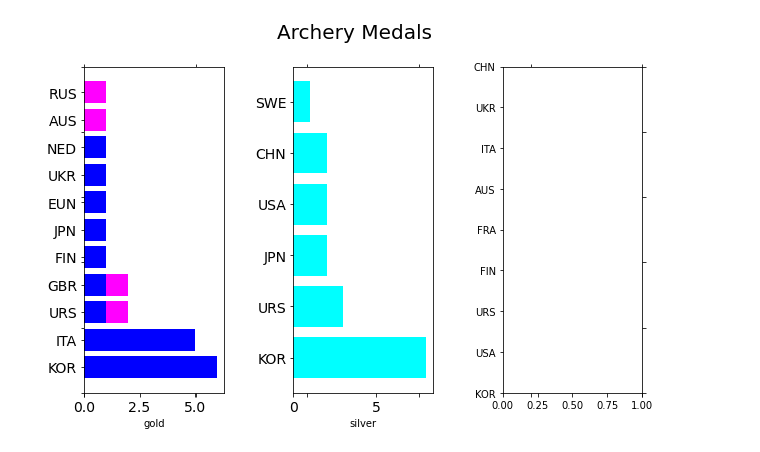
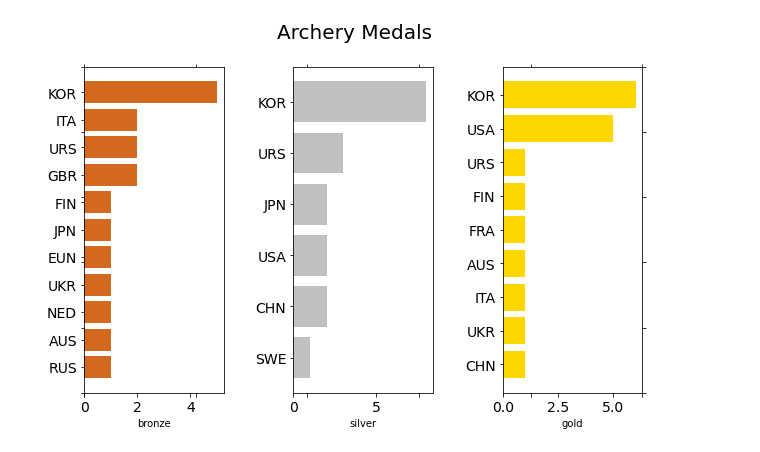
Before and after one commit to fdac20/Olympics, a Jupyter notebook: code/AnalyzeData.ipynb, the cells around one changed output. Drawn from its saved outputs; the diff is of its cells as text; code cells hidden in the pictures.

Commit message:
graphed all medals

```diff
--- a/code/AnalyzeData.ipynb
+++ b/code/AnalyzeData.ipynb
@@ -69,40 +67,40 @@ def plotThreeLists (gold, silver, bronze, title):
     # this is painfully tedious....
     f .suptitle (title, fontsize=20)
     ax = f.add_subplot(111)
     ax .spines ['top'] .set_color ('none')
     ax .spines ['bottom'] .set_color ('none')
     ax .spines ['left'] .set_color ('none')
     ax .spines ['right'] .set_color ('none')
     ax .tick_params (labelcolor='w', top='off', bottom='off', left='off', right='off', labelsize=20)
 
     # Create two subplots, this is the first one
     ax1 = f .add_subplot (131)
     plt .subplots_adjust (wspace=.5)
 
     pos = np .arange (len(bronze))
     ax1 .tick_params (axis='both', which='major', labelsize=14)
     pylab .yticks (pos, [ x [0] for x in bronze ])
-    ax1 .barh (range(len(bronze)), [ x [1] for x in bronze ], align='center', color='magenta')
+    ax1 .barh (range(len(bronze)), [ x [1] for x in bronze ], align='center', color='chocolate')
     ax1.set_xlabel("bronze")
 
     ax2 = f .add_subplot (132)
     ax2 .tick_params (axis='both', which='major', labelsize=14)
     pos = np .arange (len(silver))
     pylab .yticks (pos, [ x [0] for x in silver ])
-    ax2 .barh (range (len(silver)), [ x [1] for x in silver ], align='center', color='cyan')
+    ax2 .barh (range (len(silver)), [ x [1] for x in silver ], align='center', color='silver')
     ax2.set_xlabel("silver")
 
     ax3 = f .add_subplot (133)
     pos = np .arange (len(gold))
-    ax1 .tick_params (axis='both', which='major', labelsize=14)
+    ax3 .tick_params (axis='both', which='major', labelsize=14)
     pylab .yticks (pos, [ x [0] for x in gold ])
-    ax1 .barh (range(len(gold)), [ x [1] for x in gold ], align='center', color='blue')
-    ax1.set_xlabel("gold")
+    ax3 .barh (range(len(gold)), [ x [1] for x in gold ], align='center', color='gold')
+    ax3.set_xlabel("gold")
 
 
-goldRS = goldS [ 0:len(goldS) ] [::-1]
-silverRS = silverS [ 0:len(silverS) ] [::-1]
-bronzeRS = bronzeS [ 0:len(bronzeS) ] [::-1]
-plotThreeLists(goldS,silverS,bronzeS, "Archery Medals")
+goldARS = goldAS [ 0:len(goldAS) ] [::-1]
+silverARS = silverAS [ 0:len(silverAS) ] [::-1]
+bronzeARS = bronzeAS [ 0:len(bronzeAS) ] [::-1]
+plotThreeLists(goldARS,silverARS,bronzeARS, "Archery Medals")
 # %% [output]
-[figure, old version]
+[figure, new version]
```
Also changed, not shown: parts of 9 cells of this notebook.
